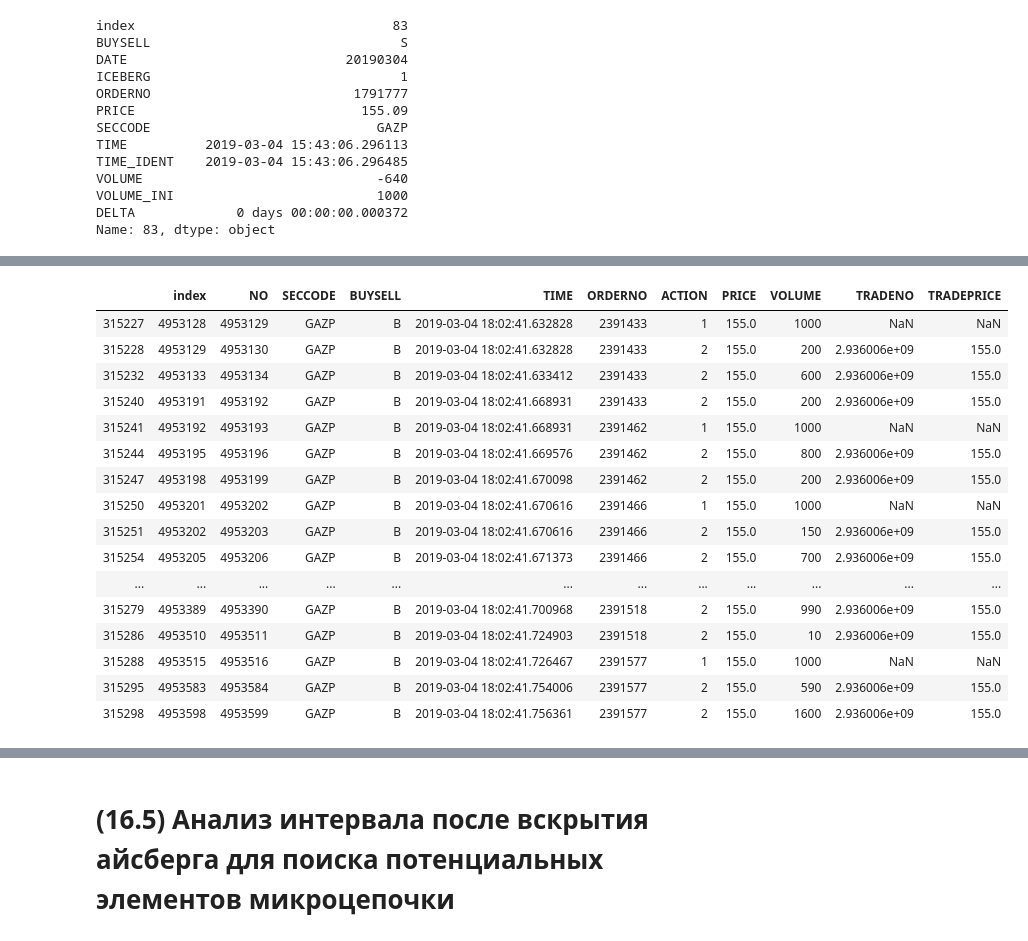
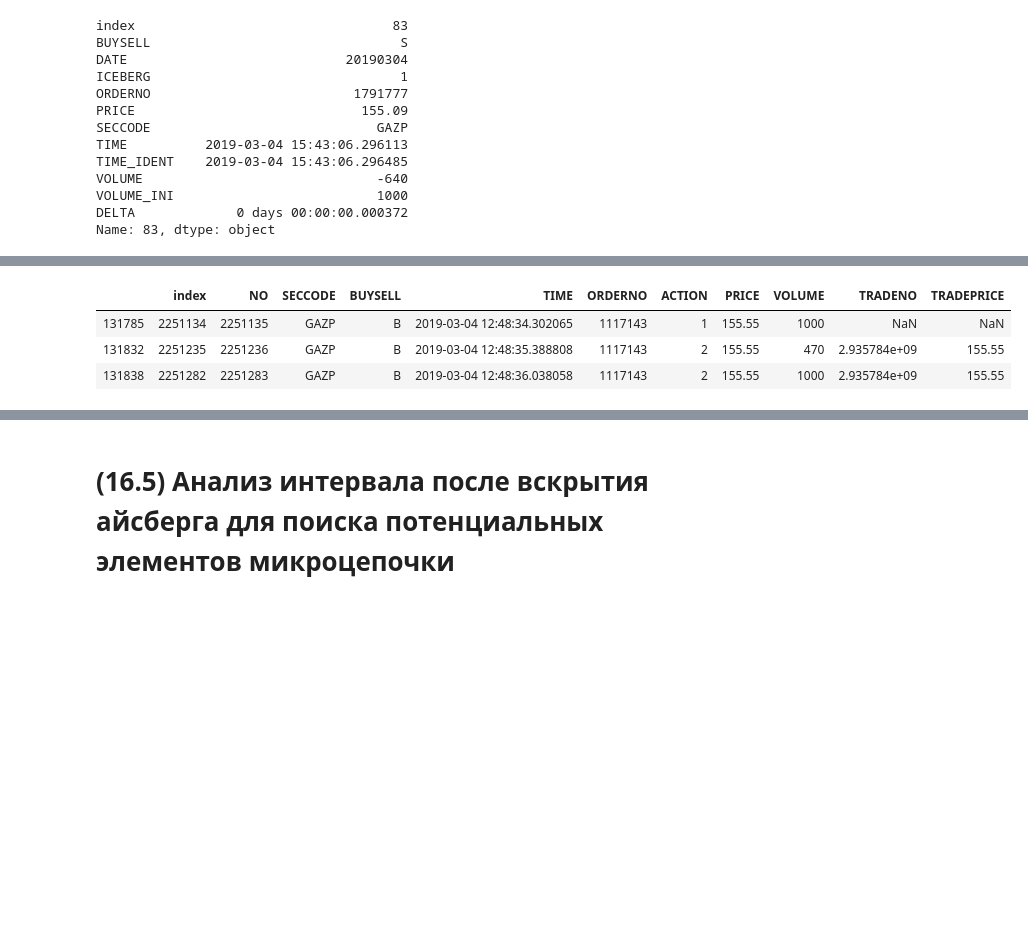
Before and after one commit to katya-luzina/master_thesis, a Jupyter notebook: 3. анализ окружения для создания микроцепочек.ipynb, the cells around one changed output, grey strips where cells are left out. Drawn from its saved outputs; the diff is of its cells as text; code cells hidden in the pictures; blank space fills up the shorter version.

```diff
--- a/3. анализ окружения для создания микроцепочек.ipynb
+++ b/3. анализ окружения для создания микроцепочек.ipynb
@@ -278,7 +318,7 @@ Name: 83, dtype: object
 ice_index = orders_instr.index[(orders_instr.ORDERNO == orderno)&(orders_instr.ACTION == 1)&(orders_instr.TIME == time_place)].to_list()[0]
 cur_price = orders_instr.loc[ice_index,'PRICE']
 
-for i in range(ice_index):
+'''for i in range(ice_index):
 
         cur_index = ice_index - i
         for_lob = orders_instr[orders_instr.index <= cur_index]
@@ -300,11 +340,13 @@ for i in range(ice_index):
                 left_index = cur_index
 
                 break
-print(left_border)
+print(left_border)'''
 
-if left_border >= (time_place - delta):
+'''if left_border >= (time_place - delta):
 
-    left_border = (time_place - delta)
+    left_border = (time_place - delta)'''
+
+left_border = ReverseToDateTime('20190304100000000000')
 
 # отбираем все заявки с параметрами айсберга (кроме объема), сделки по которым произошли в заданном интервале
 # test - список всех заявок с параматерами айсберга (кроме объема), сделки по которым произошли в заданном интервале
@@ -315,7 +357,6 @@ test = orders_instr[((orders_instr.BUYSELL == buysell) &
              (orders_instr.ORDERNO < orderno)&
              (orders_instr.ACTION == 2)
             )]['ORDERNO'].unique().tolist()
-print(test)
 
 # проверяем, что исходный объем найденных заявок совпадает с видимой частью айсберга
 # test1 - список всех заявок с параматерами айсберга, сделки по которым произошли в заданном интервале
@@ -329,29 +370,13 @@ for i in test:
     if order_volume == volume_ini:
 
         test1.append(i)
-print(test1)
 
 # дописываем номер айсберг заявки в найденную цепочку
 test1.append(orderno)
-# разворачиваем список заявок от большего к меньшему
+# разворачиваем список заявок от самой новой до самой старой
 test1 = test1[::-1]
 
-# проверяем, что все отобранные заявки могут быть объединены в цепочку, для этого определяем, что в каждой паре
-# из двух следующих друг за другом заявок время выставления каждой следующей меньше времени исполнения предыдущей
-# если один из элементов цепочки не удовлетворяет этому условию, исключаем эту пару из цепочки и повторяем проверку
-
-chain = []
-
-while len(test1) != (len(chain)+1):
-
-    chain = ChainPair(test1)
-    test1 = []
-
-    for i in chain:
-
-        test1.append(i[0])
-
-    test1.append(chain[len(chain)-1][1])
-
-test1
+# проверяем, что время между выставлениями заявок в цепочке меньше, чем заданная ранее дельта и создаем список из заявок, которые удовлетворяют этому условию
+chain_prev = ChainPairPrev(test1)
+chain_prev
 # %% [output]
@@ -362,21 +386,8 @@ IndexError: list index out of range
 # %%
-orders_instr[orders_instr['ORDERNO'].isin (test1)]
+orders_instr[orders_instr['ORDERNO'].isin (chain_prev)]
 # %% [output]
 |  | index | NO | SECCODE | BUYSELL | TIME | ORDERNO | ACTION | PRICE | VOLUME | TRADENO | TRADEPRICE |
-| 315227 | 4953128 | 4953129 | GAZP | B | 2019-03-04 18:02:41.632828 | 2391433 | 1 | 155.0 | 1000 | NaN | NaN |
-| 315228 | 4953129 | 4953130 | GAZP | B | 2019-03-04 18:02:41.632828 | 2391433 | 2 | 155.0 | 200 | 2.936006e+09 | 155.0 |
-| 315232 | 4953133 | 4953134 | GAZP | B | 2019-03-04 18:02:41.633412 | 2391433 | 2 | 155.0 | 600 | 2.936006e+09 | 155.0 |
-| 315240 | 4953191 | 4953192 | GAZP | B | 2019-03-04 18:02:41.668931 | 2391433 | 2 | 155.0 | 200 | 2.936006e+09 | 155.0 |
-| 315241 | 4953192 | 4953193 | GAZP | B | 2019-03-04 18:02:41.668931 | 2391462 | 1 | 155.0 | 1000 | NaN | NaN |
-| 315244 | 4953195 | 4953196 | GAZP | B | 2019-03-04 18:02:41.669576 | 2391462 | 2 | 155.0 | 800 | 2.936006e+09 | 155.0 |
-| 315247 | 4953198 | 4953199 | GAZP | B | 2019-03-04 18:02:41.670098 | 2391462 | 2 | 155.0 | 200 | 2.936006e+09 | 155.0 |
-| 315250 | 4953201 | 4953202 | GAZP | B | 2019-03-04 18:02:41.670616 | 2391466 | 1 | 155.0 | 1000 | NaN | NaN |
-| 315251 | 4953202 | 4953203 | GAZP | B | 2019-03-04 18:02:41.670616 | 2391466 | 2 | 155.0 | 150 | 2.936006e+09 | 155.0 |
-| 315254 | 4953205 | 4953206 | GAZP | B | 2019-03-04 18:02:41.671373 | 2391466 | 2 | 155.0 | 700 | 2.936006e+09 | 155.0 |
-| ... | ... | ... | ... | ... | ... | ... | ... | ... | ... | ... | ... |
-| 315279 | 4953389 | 4953390 | GAZP | B | 2019-03-04 18:02:41.700968 | 2391518 | 2 | 155.0 | 990 | 2.936006e+09 | 155.0 |
-| 315286 | 4953510 | 4953511 | GAZP | B | 2019-03-04 18:02:41.724903 | 2391518 | 2 | 155.0 | 10 | 2.936006e+09 | 155.0 |
-| 315288 | 4953515 | 4953516 | GAZP | B | 2019-03-04 18:02:41.726467 | 2391577 | 1 | 155.0 | 1000 | NaN | NaN |
-| 315295 | 4953583 | 4953584 | GAZP | B | 2019-03-04 18:02:41.754006 | 2391577 | 2 | 155.0 | 590 | 2.936006e+09 | 155.0 |
-| 315298 | 4953598 | 4953599 | GAZP | B | 2019-03-04 18:02:41.756361 | 2391577 | 2 | 155.0 | 1600 | 2.936006e+09 | 155.0 |
+| 131785 | 2251134 | 2251135 | GAZP | B | 2019-03-04 12:48:34.302065 | 1117143 | 1 | 155.55 | 1000 | NaN | NaN |
+| 131832 | 2251235 | 2251236 | GAZP | B | 2019-03-04 12:48:35.388808 | 1117143 | 2 | 155.55 | 470 | 2.935784e+09 | 155.55 |
+| 131838 | 2251282 | 2251283 | GAZP | B | 2019-03-04 12:48:36.038058 | 1117143 | 2 | 155.55 | 1000 | 2.935784e+09 | 155.55 |
 # %%
```
Also changed, not shown: parts of 7 cells of this notebook.
